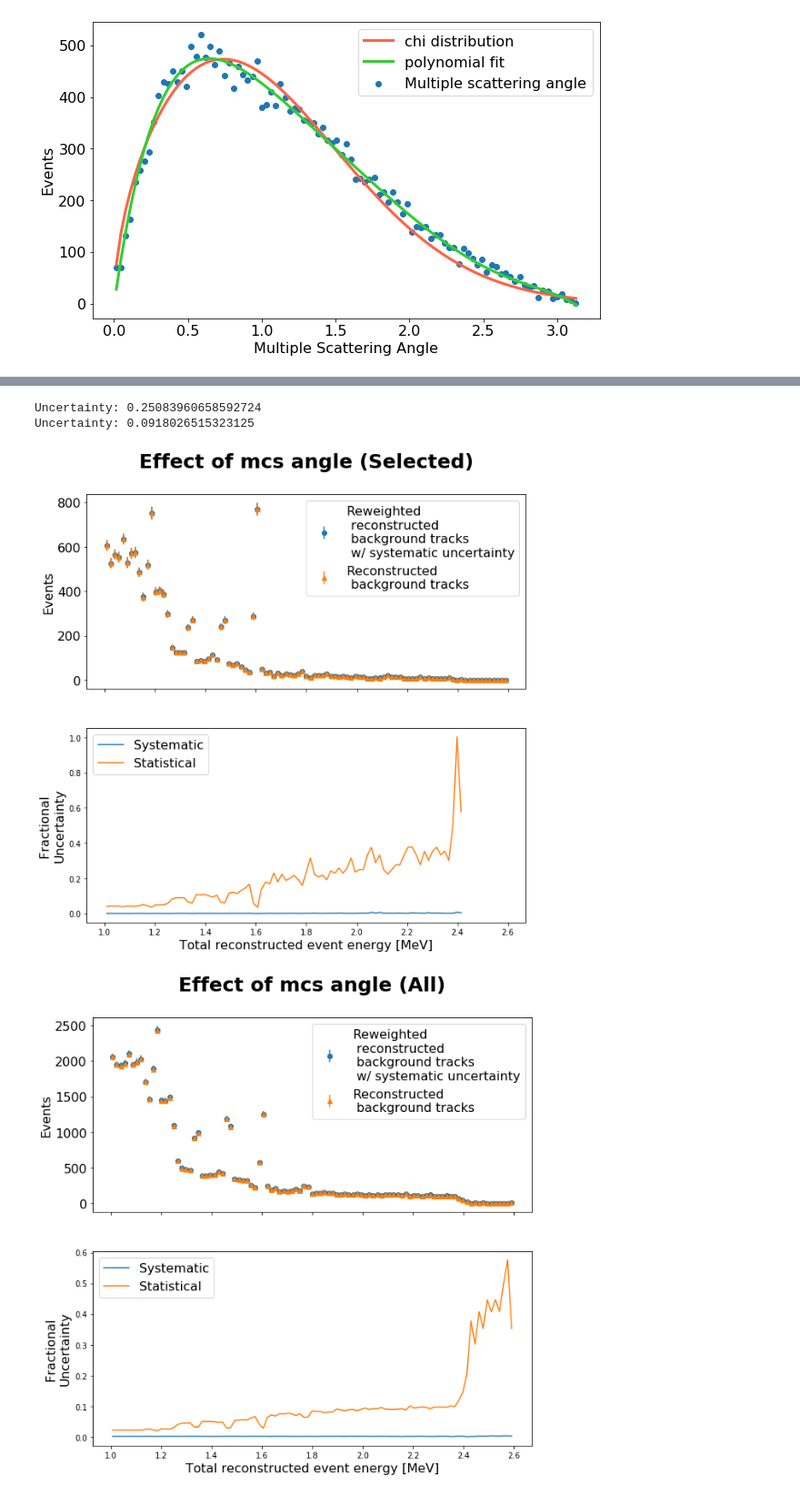
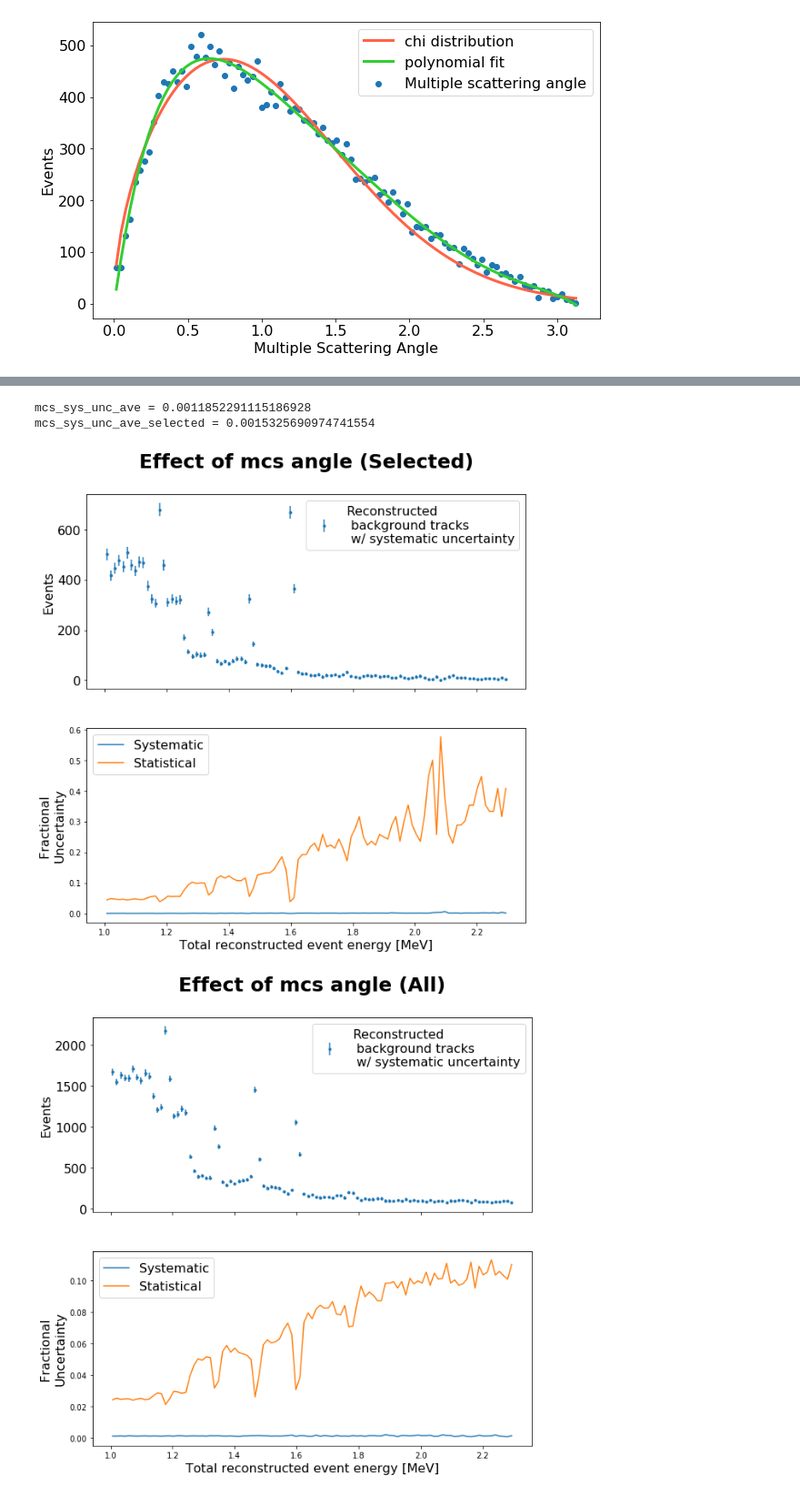
Before and after one commit to k-woodruff/bb2nu, a Jupyter notebook: bb2nu_BG_distribution.ipynb, the cells around one changed output, grey strips where cells are left out. Shown at 91% size. Saved outputs shown, nothing was run; the diff lists cells and outputs as text; code cells hidden in the pictures.

```diff
--- a/bb2nu_BG_distribution.ipynb
+++ b/bb2nu_BG_distribution.ipynb
@@ -390,7 +390,7 @@ def eplot(reco_energy, weight, sample_size, name):
 
     fig, ax = plt.subplots(nrows=2, figsize=(10,10), sharex=True, gridspec_kw={'height_ratios': [1, 1]})
 
-    ebins = np.linspace(1,2.6,100)
+    ebins = np.linspace(1,2.3,100)
     bin_centers = (ebins[1:] + ebins[:-1])/2
     energy_counts,_ = np.histogram(reco_energy, bins=ebins)
 
@@ -409,9 +409,9 @@ def eplot(reco_energy, weight, sample_size, name):
     yerr_tot = energy_counts_reweight_all.std(0) + np.sqrt(energy_counts_reweight)
 
     # Reweighted Counts
-    ax[0].errorbar(bin_centers, energy_counts_reweight, yerr=yerr_tot, fmt='o', label='Reweighted\n reconstructed\n background tracks\n w/ systematic uncertainty');
+#     ax[0].errorbar(bin_centers, energy_counts_reweight, yerr=yerr_tot, fmt='o', label='Reweighted\n reconstructed\n background tracks\n w/ systematic uncertainty');
     #Original counts - Not Reweighted
-    ax[0].errorbar(bin_centers, energy_counts, yerr=np.sqrt(energy_counts), fmt='^', label='Reconstructed\n background tracks');
+    ax[0].errorbar(bin_centers, energy_counts, yerr=yerr_tot, fmt='.', label='Reconstructed\n background tracks\n w/ systematic uncertainty');
 
     ax[1].plot(bin_centers, energy_counts_reweight_all.std(0)/energy_counts_reweight, label='Systematic')
     ax[1].plot(bin_centers, np.sqrt(energy_counts_reweight_all.mean(0))/energy_counts_reweight_all.mean(0), label='Statistical')
@@ -425,7 +425,7 @@ def eplot(reco_energy, weight, sample_size, name):
     ax[0].legend(loc='upper right', fontsize=16)
     ax[1].legend(loc='upper left', fontsize=16)
 
-    print('Uncertainty:', yerr_tot[70]/energy_counts_reweight[70])
+    return (energy_counts_reweight_all.std(0)/energy_counts_reweight).mean()
 # %% [markdown]
 ### Brem Weight Calculation
 The following calculation uses two stages of for loops to randomly select variables that are used to perform the calculation with, this random sampling should eliminate the uncertainty/bias in the calculation as best as possible.
@@ -546,7 +549,7 @@ plt.legend(loc = 'upper right', fontsize=16)
 # %%
 fig, ax = plt.subplots(nrows=2, figsize=(10,8), sharex=True, gridspec_kw={'height_ratios': [4, 1]})
 
-sample_size = 100
+sample_size = 2000
 weight_mcs_all = np.zeros((sample_size,len(df_particles['mcs_angle'])))
 weight_mcs_all_selection = np.zeros((sample_size,len(df_particles_selection['mcs_angle'])))
 
@@ -630,8 +633,11 @@ See the caveats in the documentation: http://pandas.pydata.org/pandas-docs/stabl
 # %%
-eplot(df_particles_selection['reco_energy'], weight_mcs_all_selection, sample_size, 'mcs angle (Selected)')
-eplot(df_particles['reco_energy'], weight_mcs_all, sample_size, 'mcs angle (All)')
+mcs_sys_unc_ave = eplot(df_particles_selection['reco_energy'], weight_mcs_all_selection, sample_size, 'mcs angle (Selected)')
+mcs_sys_unc_ave_selected = eplot(df_particles['reco_energy'], weight_mcs_all, sample_size, 'mcs angle (All)')
+
+print('mcs_sys_unc_ave = ' +  str(mcs_sys_unc_ave))
+print('mcs_sys_unc_ave_selected = ' + str(mcs_sys_unc_ave_selected))
 # %% [output]
-Uncertainty: 0.25083960658592724
-Uncertainty: 0.0918026515323125
+mcs_sys_unc_ave = 0.0011852291115186928
+mcs_sys_unc_ave_selected = 0.0015325690974741554
-[figure, old version]
+[figure, new version]
-[figure, old version]
+[figure, new version]
```
Also changed, not shown: parts of 3 cells of this notebook.
